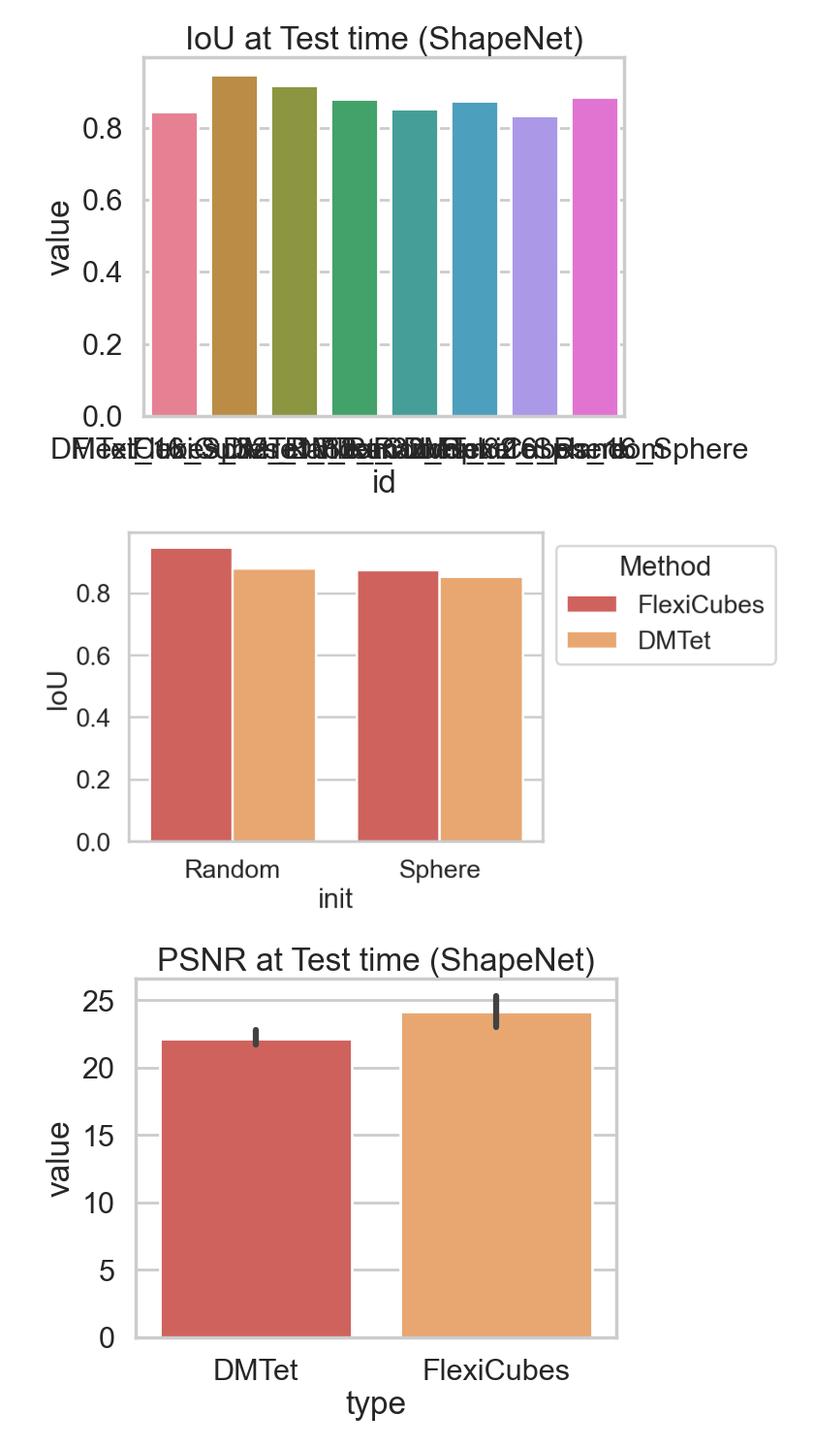
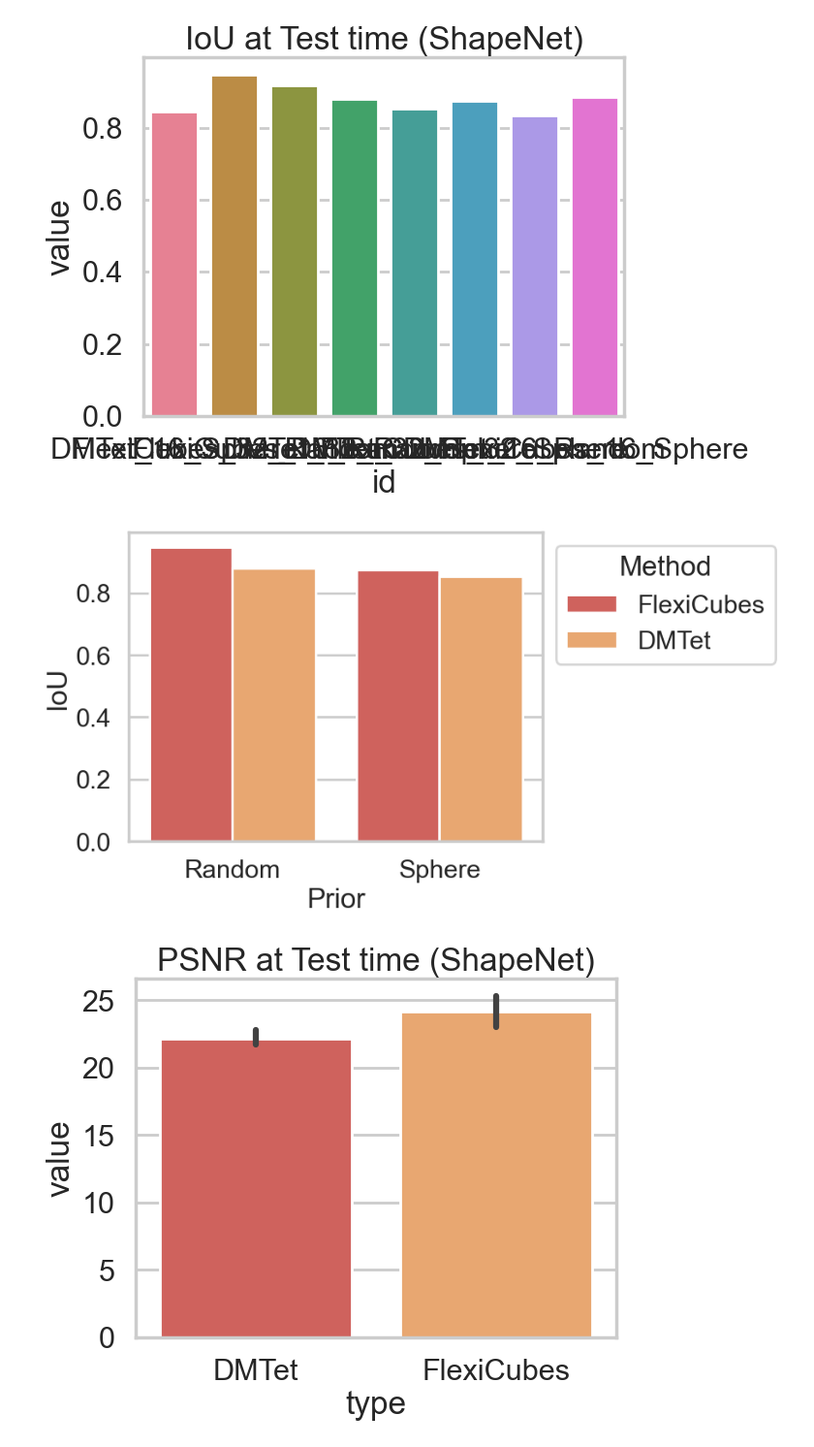
Before and after one commit to kataikko/dll2025project, a Jupyter notebook: plotting/plotting.ipynb, the cells around one changed output. Shown at 97% size. Saved outputs shown, nothing was run; the diff lists cells and outputs as text; code cells hidden in the pictures.

```diff
--- a/plotting/plotting.ipynb
+++ b/plotting/plotting.ipynb
@@ -180,12 +180,12 @@ plt.savefig(PLOT_DIR + "shape_net_test_iou_by_id" + ".svg", bbox_inches="tight")
 # %% [output]
 [figure]
 # %%
-ax = sns.barplot(shape_net_test_iou.rename({"value": "IoU", "type": "Method"}).filter(pl.col("grid") == 32), x="init", y="IoU", hue="Method")
+ax = sns.barplot(shape_net_test_iou.rename({"value": "IoU", "type": "Method", "step": "Step", "init": "Prior"}).filter(pl.col("grid") == 32), x="Prior", y="IoU", hue="Method")
 sns.move_legend(ax, "upper left", bbox_to_anchor=(1, 1))
 # plt.title("IoU at Test time (ShapeNet)")
 plt.savefig(PLOT_DIR + "shape_net_test_iou_by_init_type" + ".svg", bbox_inches="tight")
 # %% [output]
-[figure, old version]
+[figure, new version]
 # %%
 sns.barplot(shape_net_test_psnr, x="type", y="value", hue="type")
 plt.title("PSNR at Test time (ShapeNet)")
```
Also changed, not shown: parts of 3 cells of this notebook, 30 other files.
